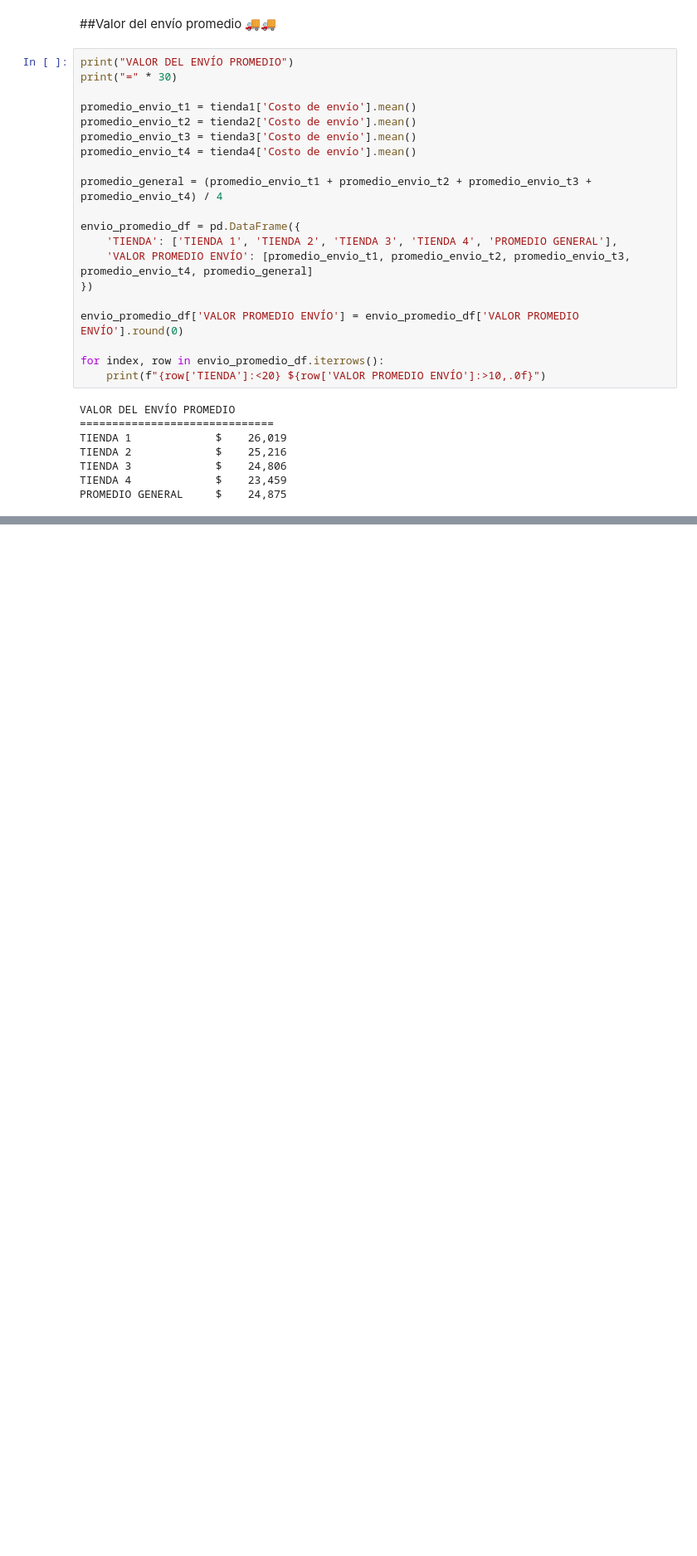
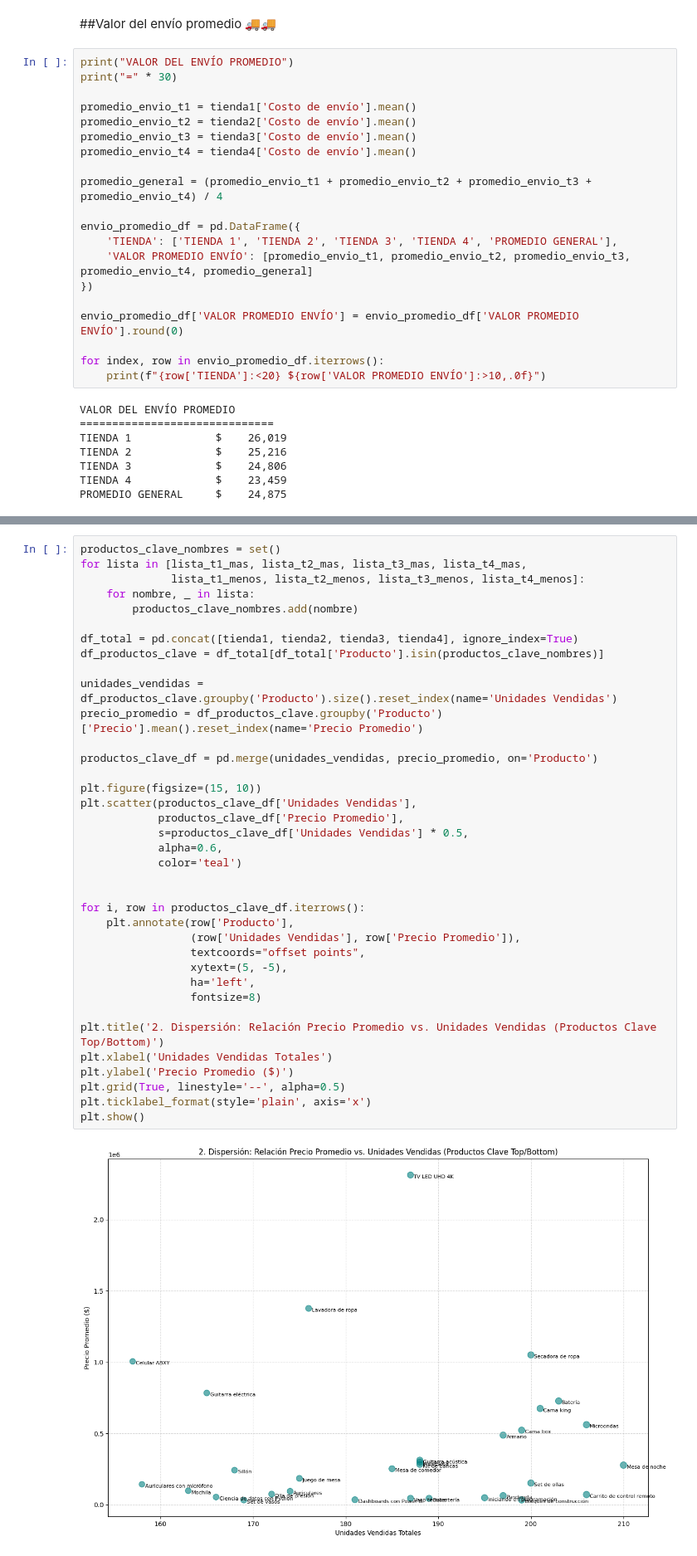
Before and after one commit to navaworkingspaces-collab/challengeone-data-science, a Jupyter notebook: Challenge1.ipynb, the cells around one changed output, grey strips where cells are left out. Shown: that part at 83% size. Cells and saved outputs as stored; diff of their text form; blank space fills up the shorter version.

```diff
--- a/Challenge1.ipynb
+++ b/Challenge1.ipynb
@@ -306,0 +310,39 @@ PROMEDIO GENERAL     $    24,875
+# %%
+productos_clave_nombres = set()
+for lista in [lista_t1_mas, lista_t2_mas, lista_t3_mas, lista_t4_mas,
+              lista_t1_menos, lista_t2_menos, lista_t3_menos, lista_t4_menos]:
+    for nombre, _ in lista:
+        productos_clave_nombres.add(nombre)
+
+df_total = pd.concat([tienda1, tienda2, tienda3, tienda4], ignore_index=True)
+df_productos_clave = df_total[df_total['Producto'].isin(productos_clave_nombres)]
+
+unidades_vendidas = df_productos_clave.groupby('Producto').size().reset_index(name='Unidades Vendidas')
+precio_promedio = df_productos_clave.groupby('Producto')['Precio'].mean().reset_index(name='Precio Promedio')
+
+productos_clave_df = pd.merge(unidades_vendidas, precio_promedio, on='Producto')
+
+plt.figure(figsize=(15, 10))
+plt.scatter(productos_clave_df['Unidades Vendidas'],
+            productos_clave_df['Precio Promedio'],
+            s=productos_clave_df['Unidades Vendidas'] * 0.5,
+            alpha=0.6,
+            color='teal')
+
+
+for i, row in productos_clave_df.iterrows():
+    plt.annotate(row['Producto'],
+                 (row['Unidades Vendidas'], row['Precio Promedio']),
+                 textcoords="offset points",
+                 xytext=(5, -5),
+                 ha='left',
+                 fontsize=8)
+
+plt.title('2. Dispersión: Relación Precio Promedio vs. Unidades Vendidas (Productos Clave Top/Bottom)')
+plt.xlabel('Unidades Vendidas Totales')
+plt.ylabel('Precio Promedio ($)')
+plt.grid(True, linestyle='--', alpha=0.5)
+plt.ticklabel_format(style='plain', axis='x')
+plt.show()
+# %% [output]
+[figure, added]
```
Also changed, not shown: parts of 6 cells of this notebook.
